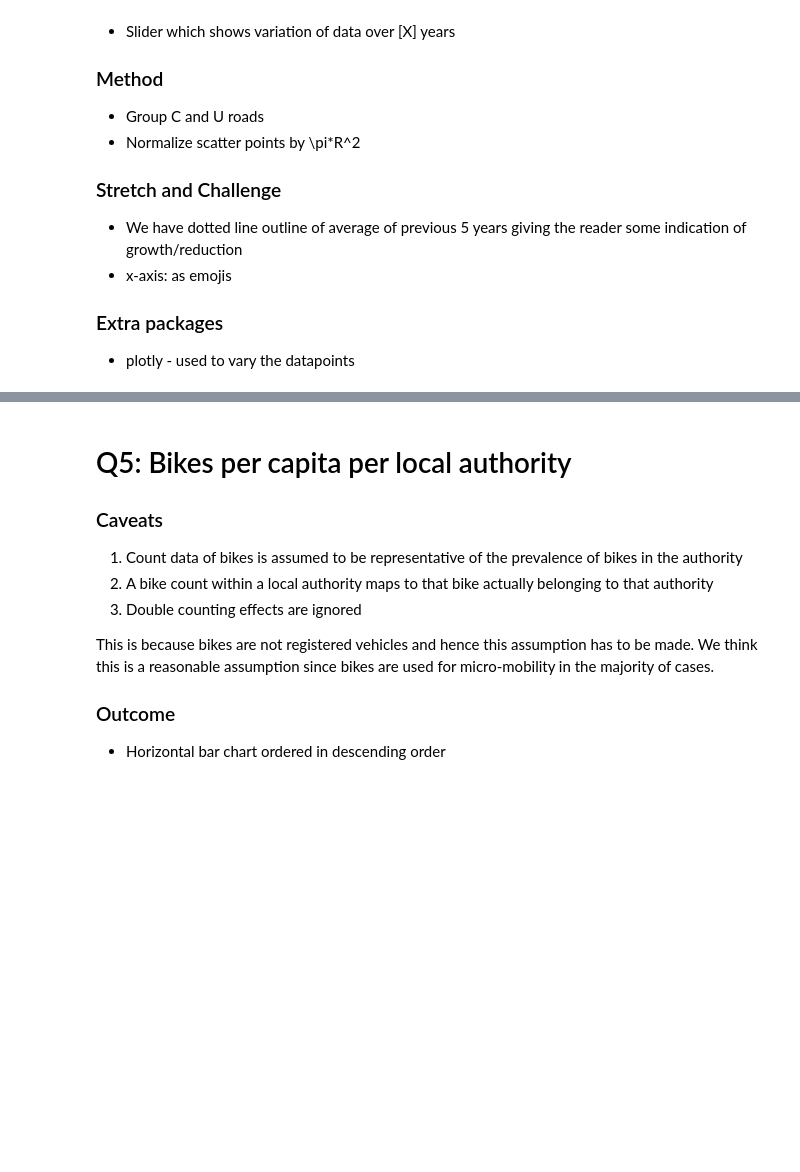
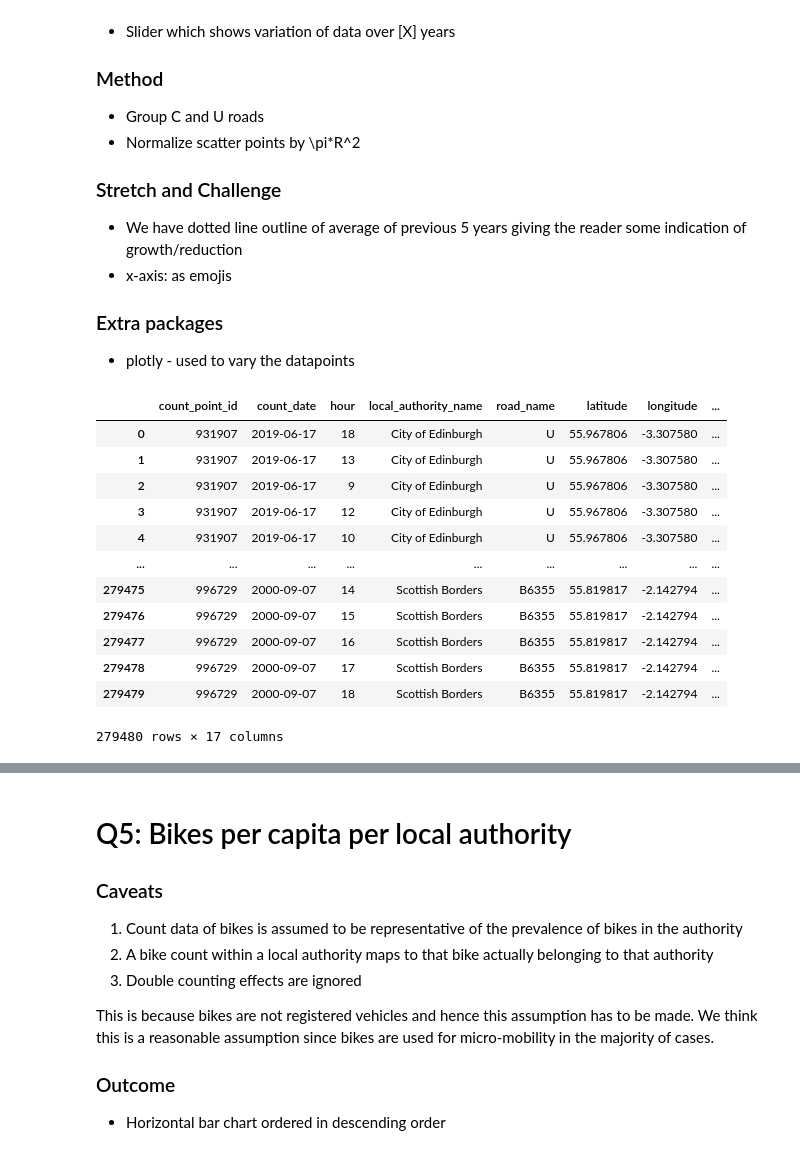
Before and after one commit to c-abbott/scottish-transport-analysis, a Jupyter notebook: project-2-report.ipynb, the cells around one changed output, grey strips where cells are left out. Cells and saved outputs as stored; diff of their text form; code cells hidden in the pictures; blank space fills up the shorter version.

```diff
--- a/project-2-report.ipynb
+++ b/project-2-report.ipynb
@@ -128,6 +125,22 @@ group Q2 data by roads
 
 ### Extra packages
 * plotly - used to vary the datapoints
+# %%
+df_tidy
+# %% [output]
+|  | count_point_id | count_date | hour | local_authority_name | road_name | latitude | longitude | ... |
+| 0 | 931907 | 2019-06-17 | 18 | City of Edinburgh | U | 55.967806 | -3.307580 | ... |
+| 1 | 931907 | 2019-06-17 | 13 | City of Edinburgh | U | 55.967806 | -3.307580 | ... |
+| 2 | 931907 | 2019-06-17 | 9 | City of Edinburgh | U | 55.967806 | -3.307580 | ... |
+| 3 | 931907 | 2019-06-17 | 12 | City of Edinburgh | U | 55.967806 | -3.307580 | ... |
+| 4 | 931907 | 2019-06-17 | 10 | City of Edinburgh | U | 55.967806 | -3.307580 | ... |
+| ... | ... | ... | ... | ... | ... | ... | ... | ... |
+| 279475 | 996729 | 2000-09-07 | 14 | Scottish Borders | B6355 | 55.819817 | -2.142794 | ... |
+| 279476 | 996729 | 2000-09-07 | 15 | Scottish Borders | B6355 | 55.819817 | -2.142794 | ... |
+| 279477 | 996729 | 2000-09-07 | 16 | Scottish Borders | B6355 | 55.819817 | -2.142794 | ... |
+| 279478 | 996729 | 2000-09-07 | 17 | Scottish Borders | B6355 | 55.819817 | -2.142794 | ... |
+| 279479 | 996729 | 2000-09-07 | 18 | Scottish Borders | B6355 | 55.819817 | -2.142794 | ... |
+279480 rows × 17 columns
 # %% [markdown]
 # Q4: Time of day viz?
 
```
Also changed, not shown: parts of 9 cells of this notebook.
